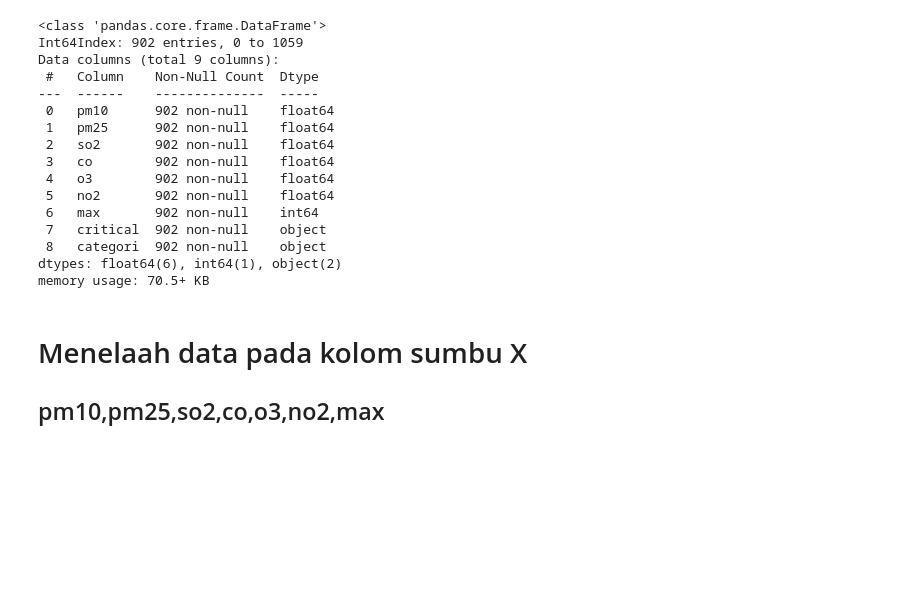
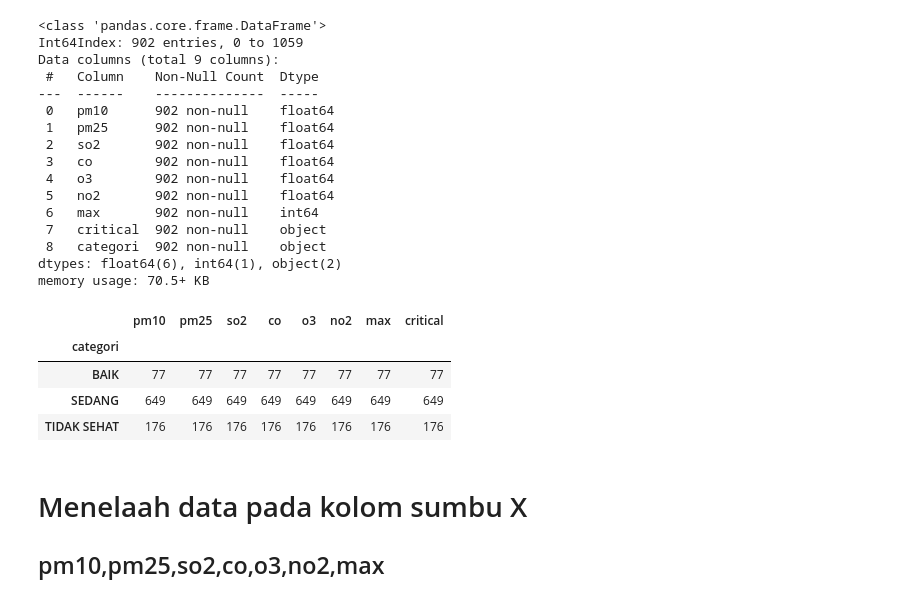
Before and after one commit to SMAMHTN/Final-Project-Microcredential, a Jupyter notebook: Pengumpulan/4.Membangun model sesuai dengan permasalahan/ITS02_Assignment Tugas Akhir 4_Kelompok 7.ipynb, the cells around one changed output. Saved outputs shown, nothing was run; the diff lists cells and outputs as text; code cells hidden in the pictures; blank space fills up the shorter version.

```diff
--- a/Pengumpulan/4.Membangun model sesuai dengan permasalahan/ITS02_Assignment Tugas Akhir 4_Kelompok 7.ipynb
+++ b/Pengumpulan/4.Membangun model sesuai dengan permasalahan/ITS02_Assignment Tugas Akhir 4_Kelompok 7.ipynb
@@ -99,6 +114,14 @@ Data columns (total 9 columns):
  8   categori  902 non-null    object
 dtypes: float64(6), int64(1), object(2)
 memory usage: 70.5+ KB
+# %%
+df.groupby(['categori']).count()
+# %% [output]
+|  | pm10 | pm25 | so2 | co | o3 | no2 | max | critical |
+| categori |  |  |  |  |  |  |  |  |
+| BAIK | 77 | 77 | 77 | 77 | 77 | 77 | 77 | 77 |
+| SEDANG | 649 | 649 | 649 | 649 | 649 | 649 | 649 | 649 |
+| TIDAK SEHAT | 176 | 176 | 176 | 176 | 176 | 176 | 176 | 176 |
 # %% [markdown]
 # Menelaah data pada kolom sumbu X
 ## pm10,pm25,so2,co,o3,no2,max
```
Also changed, not shown: parts of 5 cells of this notebook.
